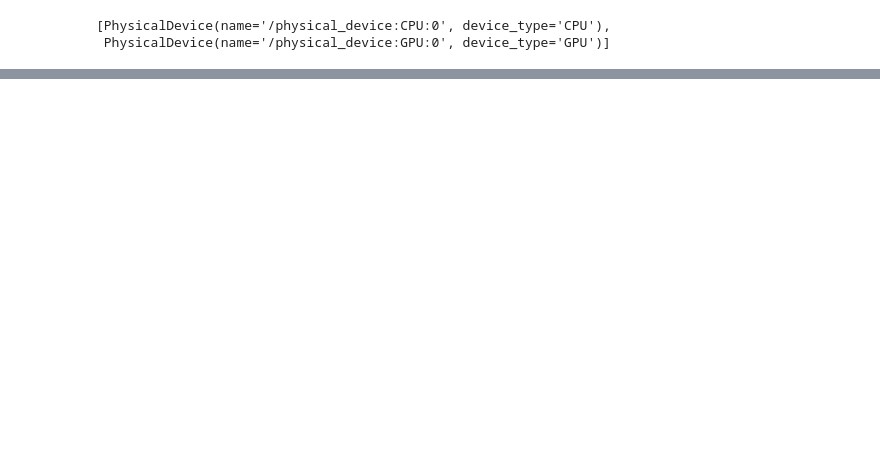
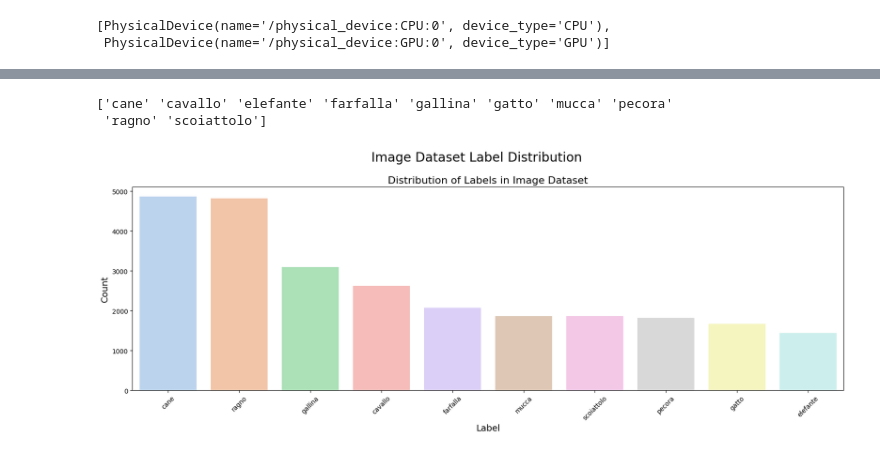
Before and after one commit to Cleign1/algoritma-deep-learning-gundar, a Jupyter notebook: tugas7_quizM11/cnn_quiz.ipynb, the cells around one changed output, grey strips where cells are left out. Cells and saved outputs as stored; diff of their text form; code cells hidden in the pictures; blank space fills up the shorter version.

```diff
--- a/tugas7_quizM11/cnn_quiz.ipynb
+++ b/tugas7_quizM11/cnn_quiz.ipynb
@@ -113,0 +141,6 @@ Using 5235 files for validation.
+# %%
+class_names = np.array(train_dataset.class_names)
+print(class_names)
+# %% [output]
+['cane' 'cavallo' 'elefante' 'farfalla' 'gallina' 'gatto' 'mucca' 'pecora'
+ 'ragno' 'scoiattolo']
@@ -113,0 +155,35 @@ Using 5235 files for validation.
+# %%
+def convert_path_to_df(dataset):
+    image_dir = Path(dataset)
+
+    # Get filepaths and labels
+    filepaths = list(image_dir.glob(r'**/*.JPG')) + list(image_dir.glob(r'**/*.jpg')) + list(image_dir.glob(r'**/*.jpeg')) + list(image_dir.glob(r'**/*.PNG'))
+
+    labels = list(map(lambda x: os.path.split(os.path.split(x)[0])[1], filepaths))
+
+    filepaths = pd.Series(filepaths, name='Filepath').astype(str)
+    labels = pd.Series(labels, name='Label')
+
+    # Concatenate filepaths and labels
+    image_df = pd.concat([filepaths, labels], axis=1)
+    return image_df
+
+image_df = convert_path_to_df("raw-img")
+# %%
+label_counts = image_df['Label'].value_counts()
+
+fig, axes = plt.subplots(nrows=1, ncols=1, figsize=(20, 6))
+
+sns.barplot(x=label_counts.index, y=label_counts.values, alpha=0.8, palette='pastel', ax=axes)
+axes.set_title('Distribution of Labels in Image Dataset', fontsize=16)
+axes.set_xlabel('Label', fontsize=14)
+axes.set_ylabel('Count', fontsize=14)
+axes.set_xticklabels(label_counts.index, rotation=45)
+
+fig.suptitle('Image Dataset Label Distribution', fontsize=20)
+
+fig.subplots_adjust(top=0.85)
+
+plt.show()
+# %% [output]
+[figure, added]
```
Also changed, not shown: parts of 21 cells of this notebook.
